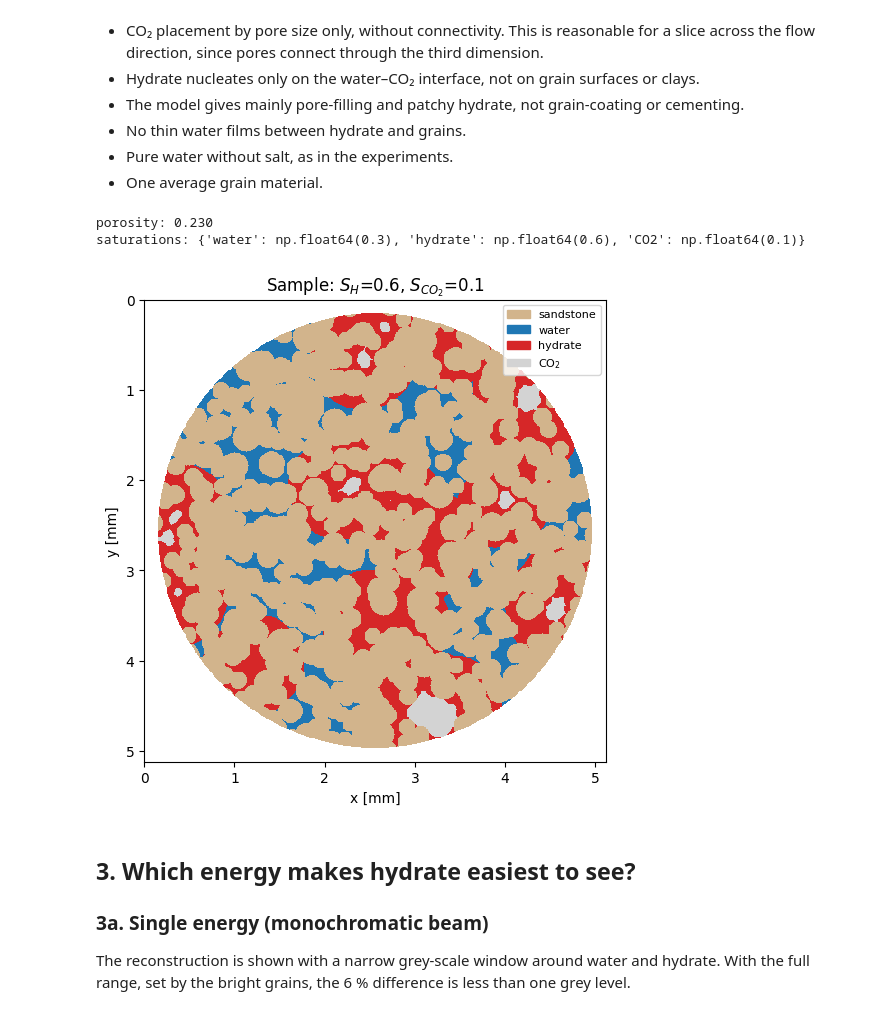
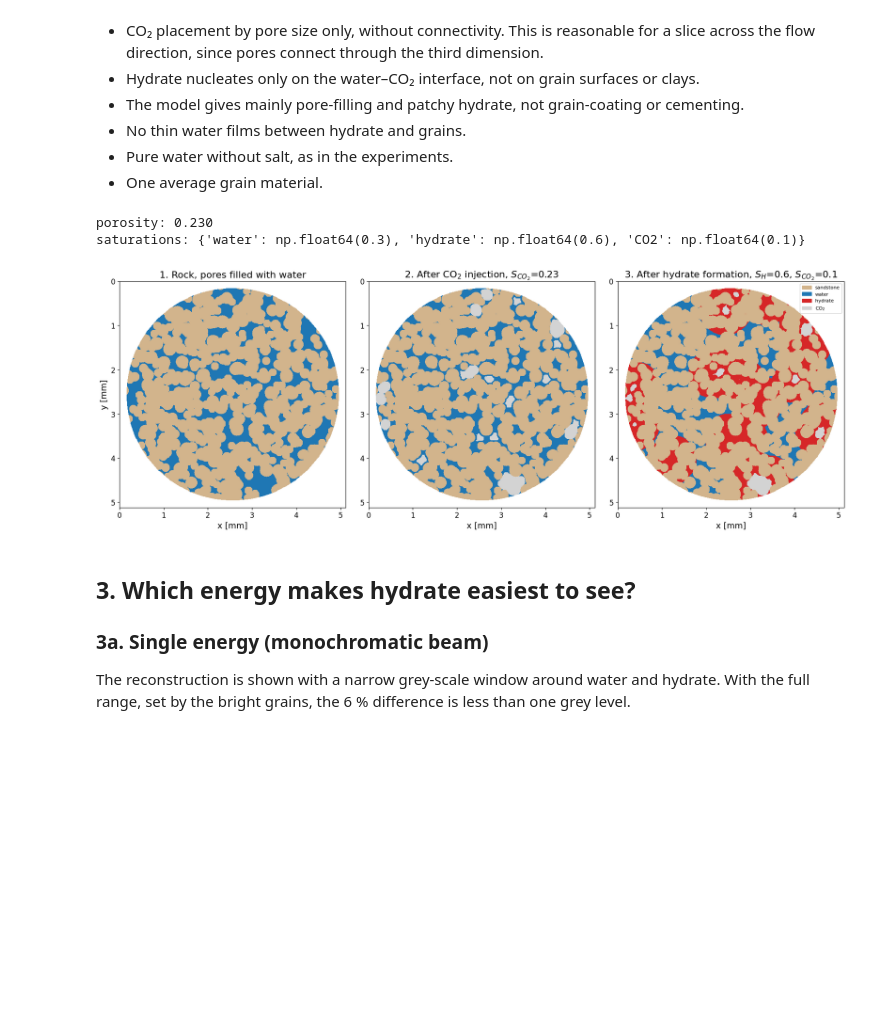
Before and after one commit to aurorsta/master_polychromatic_beam, a Jupyter notebook: hydrate_library/hydrate_ct_simulation.ipynb, the cells around one changed output. Cells and saved outputs as stored; diff of their text form; code cells hidden in the pictures; blank space fills up the shorter version.

```diff
--- a/hydrate_library/hydrate_ct_simulation.ipynb
+++ b/hydrate_library/hydrate_ct_simulation.ipynb
@@ -19,6 +19,15 @@ import scipy.stats as spst
 from skimage.transform import radon, iradon
 import xraylib as xrl
 import porespy as ps
+
+plt.rcParams.update({
+    "font.size": 14,           # default for all text
+    "axes.titlesize": 16,      # subplot titles
+    "axes.labelsize": 14,      # x and y labels
+    "xtick.labelsize": 12,     # numbers on the axes
+    "ytick.labelsize": 12,
+    "legend.fontsize": 12,
+})
 # %% [markdown]
 ## 1. Attenuation coefficients
 
@@ -90,7 +99,7 @@ hydrate: mass fractions {'H': 0.08, 'C': 0.078, 'O': 0.842}
 # %%
 E = np.logspace(-3, np.log10(0.8), 400)            # MeV, 1 keV to 800 keV (xraylib stops below 1 MeV)
 E_line = 0.1                                       # MeV
-show = ["sandstone", "quartz", "hydrate", "water", "ice"]
+show = ["sandstone", "hydrate", "water", "ice"]
 
 fig, (ax0, ax1, ax2) = plt.subplots(1, 3, figsize=(19, 5))
 
@@ -220,7 +229,7 @@ LATERAL = 5                 # film spreads this many times faster along the inte
 def make_rock(seed=0):
     """
     Grains and pore space, independent of the saturations.
-    Returns grain, pore (boolean images) and idx: pore pixels sorted widest pores first, centres first.
+    Returns grain, pore (boolean images) and fill_order: pore pixels sorted widest pores first, centres first.
     """
     yy, xx = np.mgrid[:n_pixel, :n_pixel]
     c = (n_pixel - 1) / 2
@@ -241,16 +250,18 @@ def make_rock(seed=0):
     grain = ~void & core
     pore = void & core
 
-    # 2. pore size of each pixel = radius of the largest disk that fits in the pore space and covers it
-    #    (local thickness, PoreSpy). CO2 enters the widest pores first (capillary drainage)
+    # 2. CO2 order (capillary drainage): in a water-wet rock CO2 enters wide pores first,
+    #    since it needs less pressure there. Local pore width of each pixel = radius of the
+    #    largest disk that fits in the pore space and covers the pixel (local thickness, PoreSpy).
+    #    Pixels are sorted widest first, and within a pore centre first.
     size = ps.filters.local_thickness(pore)
     d_wall = ndi.distance_transform_edt(pore)
-    idx = np.flatnonzero(pore)
-    idx = idx[np.lexsort((-d_wall.flat[idx], -size.flat[idx]))]   # widest pores first, centres first
-    return grain, pore, idx
+    fill_order = np.flatnonzero(pore)
+    fill_order = fill_order[np.lexsort((-d_wall.flat[fill_order], -size.flat[fill_order]))]   # widest pores first, centres first
+    return grain, pore, fill_order
 
 
-def fill_pores(grain, pore, idx, S_H, S_CO2, seed=0):
+def fill_pores(grain, pore, fill_order, S_H, S_CO2, seed=0):
     """
     Put CO2, water and hydrate into the pore space of a rock from make_rock.
     The same rock can be reused for different saturations.
@@ -261,15 +272,15 @@ def fill_pores(grain, pore, idx, S_H, S_CO2, seed=0):
     rng = np.random.default_rng(seed)
 
     # number of pixels of each phase
-    n_hyd, n_wat = round(S_H * idx.size), round(S_w * idx.size)
+    n_hyd, n_wat = round(S_H * fill_order.size), round(S_w * fill_order.size)
     n_wat0 = n_wat + round(n_hyd / EXPANSION)               # water pixels before hydrate formed
-    if n_wat0 > idx.size:
+    if n_wat0 > fill_order.size:
         raise ValueError("too much hydrate for the pore volume")
 
     # CO2 in the widest pores, water in the rest
     labels = np.where(grain, GRAIN, 0)
-    labels.flat[idx[:idx.size - n_wat0]] = CO2
-    labels.flat[idx[idx.size - n_wat0:]] = WATER
+    labels.flat[fill_order[:fill_order.size - n_wat0]] = CO2
+    labels.flat[fill_order[fill_order.size - n_wat0:]] = WATER
 
     # 3. hydrate growth (own model, not in PoreSpy): arrival time = distance from the interface
     #    (thickening) + distance from the nearest nucleus / LATERAL (fast spreading along the interface)
@@ -278,42 +289,54 @@ def fill_pores(grain, pore, idx, S_H, S_CO2, seed=0):
         d_int = np.where(water, ndi.distance_transform_edt(~co2), ndi.distance_transform_edt(~water))
         interface = np.flatnonzero(water & ndi.binary_dilation(co2))
         not_nucleus = np.ones(pore.shape, bool)
         not_nucleus.flat[rng.choice(interface, min(N_NUCLEI, interface.size), replace=False)] = False
         t = d_int + ndi.distance_transform_edt(not_nucleus) / LATERAL
         # hydrate replaces the converted water, and the extra volume (expansion) grows into the CO2
         for phase, n in ((water, n_wat0 - n_wat), (co2, n_hyd - (n_wat0 - n_wat))):
             p = np.flatnonzero(phase)
             labels.flat[p[np.argsort(t.flat[p], kind="stable")[:n]]] = HYDRATE
     return labels
 
 
 def mu_map(labels, energy):
     # Linear attenuation [1/mm] for each pixel at one energy [keV]
     values = np.zeros(max(LABEL_MATERIAL) + 1)              # index = label, 0 = outside the core
     for lab, name in LABEL_MATERIAL.items():
         values[lab] = mu(name, energy)
     return values[labels]
 
 
-grain, pore, idx = make_rock()
-labels = fill_pores(grain, pore, idx, S_H, S_CO2)
+grain, pore, fill_order = make_rock()
+labels = fill_pores(grain, pore, fill_order, S_H, S_CO2)
 print(f"porosity: {pore.sum() / (pore | grain).sum():.3f}")
 print("saturations:", {n: round((labels == l).sum() / pore.sum(), 3)
                        for l, n in ((WATER, "water"), (HYDRATE, "hydrate"), (CO2, "CO2"))})
 
+# the stages before the final sample
+S_w = 1 - S_H - S_CO2
+S_CO2_before = 1 - (S_w + S_H / EXPANSION)                      # CO2 saturation before hydrate formed
+stages = [(np.where(grain, GRAIN, np.where(pore, WATER, 0)), "1. Rock, pores filled with water"),
+          (fill_pores(grain, pore, fill_order, 0.0, S_CO2_before), f"2. After CO$_2$ injection, $S_{{CO_2}}$={S_CO2_before:.2f}"),
+          (labels, f"3. After hydrate formation, $S_H$={S_H}, $S_{{CO_2}}$={S_CO2}")]
+
 ext = (0, n_pixel * pixel_size, n_pixel * pixel_size, 0)
 cmap = ListedColormap(["white", "tan", "tab:blue", "tab:red", "lightgrey"])
-fig, ax = plt.subplots(figsize=(6, 6))
-ax.imshow(labels, cmap=cmap, vmin=-0.5, vmax=4.5, interpolation="nearest", extent=ext)
-ax.legend(handles=[plt.Rectangle((0, 0), 1, 1, color=cmap(i)) for i in (1, 2, 3, 4)],
-          labels=["sandstone", "water", "hydrate", "CO$_2$"], loc="upper right", fontsize=8)
-ax.set_title(f"Sample: $S_H$={S_H}, $S_{{CO_2}}$={S_CO2}")
-ax.set_xlabel("x [mm]"); ax.set_ylabel("y [mm]")
+fig, axes = plt.subplots(1, 3, figsize=(18, 6))
+for ax, (lab, title) in zip(axes, stages):
+    ax.imshow(lab, cmap=cmap, vmin=-0.5, vmax=4.5, interpolation="nearest", extent=ext)
+    ax.set_title(title)
+    ax.set_xlabel("x [mm]")
+axes[0].set_ylabel("y [mm]")
+axes[-1].legend(handles=[plt.Rectangle((0, 0), 1, 1, color=cmap(i)) for i in (1, 2, 3, 4)],
+                labels=["sandstone", "water", "hydrate", "CO$_2$"], loc="upper right", fontsize=8)
+fig.tight_layout()
 plt.show()
+
+plt.show()
 # %% [output]
 porosity: 0.230
 saturations: {'water': np.float64(0.3), 'hydrate': np.float64(0.6), 'CO2': np.float64(0.1)}
-[figure, old version]
+[figure, new version]
 # %% [markdown]
 ## 3. Which energy makes hydrate easiest to see?
 
```
Also changed, not shown: parts of 8 cells of this notebook.
